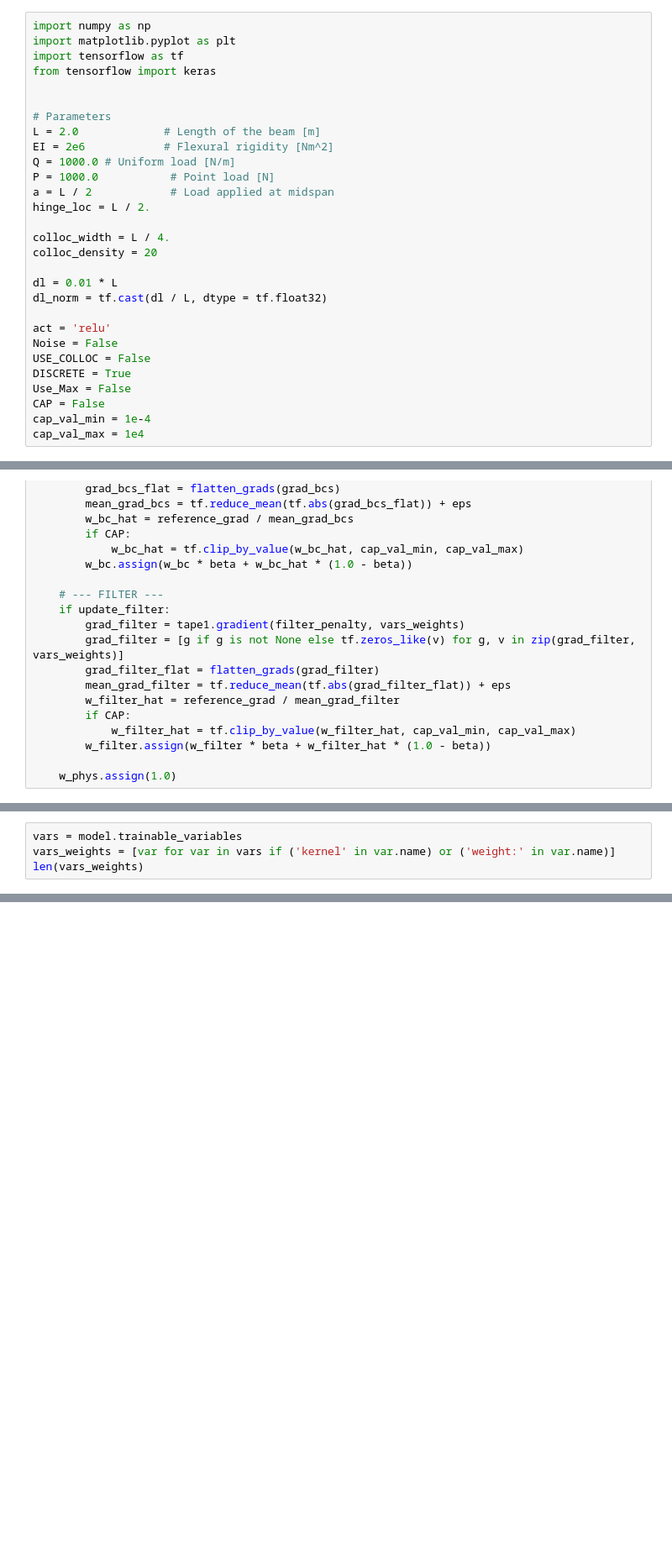
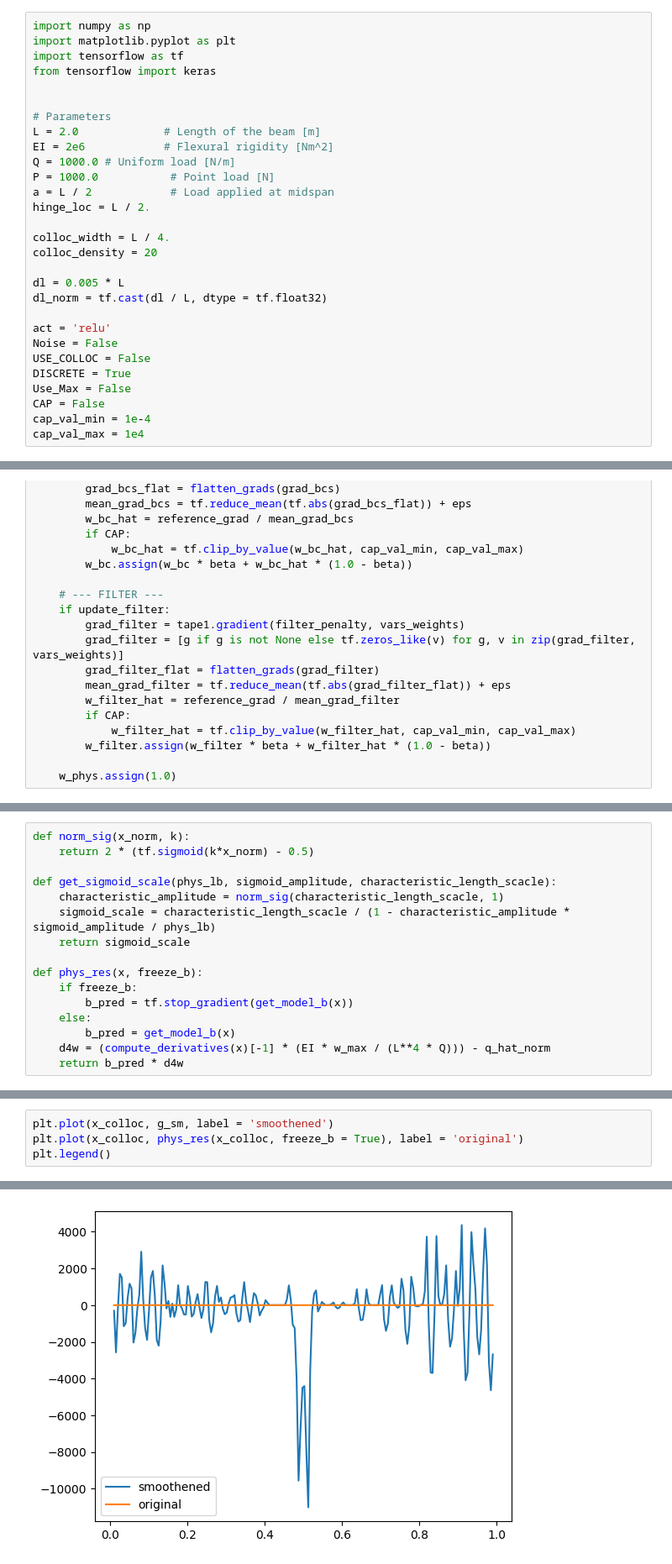
Before and after one commit to ShiyuanDengg/2D-Wall, a Jupyter notebook: 1D/1D Beam NeRF Combined DISCRETE.ipynb, the cells around one changed output, grey strips where cells are left out. Shown at 84% size. Saved outputs shown, nothing was run; the diff lists cells and outputs as text; blank space fills up the shorter version.

```diff
--- a/1D/1D Beam NeRF Combined DISCRETE.ipynb
+++ b/1D/1D Beam NeRF Combined DISCRETE.ipynb
@@ -18,7 +18,7 @@ hinge_loc = L / 2.
 colloc_width = L / 4.
 colloc_density = 20
 
-dl = 0.01 * L
+dl = 0.005 * L
 dl_norm = tf.cast(dl / L, dtype = tf.float32)
 
 act = 'relu'
@@ -244,4 +268,16 @@ def update_lra_weights(tape1,
 # %%
-vars = model.trainable_variables
-vars_weights = [var for var in vars if ('kernel' in var.name) or ('weight:' in var.name)]
-len(vars_weights)
+def norm_sig(x_norm, k):
+    return 2 * (tf.sigmoid(k*x_norm) - 0.5)
+
+def get_sigmoid_scale(phys_lb, sigmoid_amplitude, characteristic_length_scacle):
+    characteristic_amplitude = norm_sig(characteristic_length_scacle, 1)
+    sigmoid_scale = characteristic_length_scacle / (1 - characteristic_amplitude * sigmoid_amplitude / phys_lb)
+    return sigmoid_scale
+
+def phys_res(x, freeze_b):
+    if freeze_b:
+        b_pred = tf.stop_gradient(get_model_b(x))
+    else:
+        b_pred = get_model_b(x)
+    d4w = (compute_derivatives(x)[-1] * (EI * w_max / (L**4 * Q))) - q_hat_norm
+    return b_pred * d4w
@@ -249,0 +284,5 @@ len(vars_weights)
+# %%
+plt.plot(x_colloc, g_sm, label = 'smoothened')
+plt.plot(x_colloc, phys_res(x_colloc, freeze_b = True), label = 'original')
+plt.legend()
+# %% [output]
@@ -250,3 +290,4 @@ len(vars_weights)
+[figure, added]
 # %%
 @tf.function
 def train_step_data():
```
Also changed, not shown: parts of 16 cells of this notebook, 1 other file.
